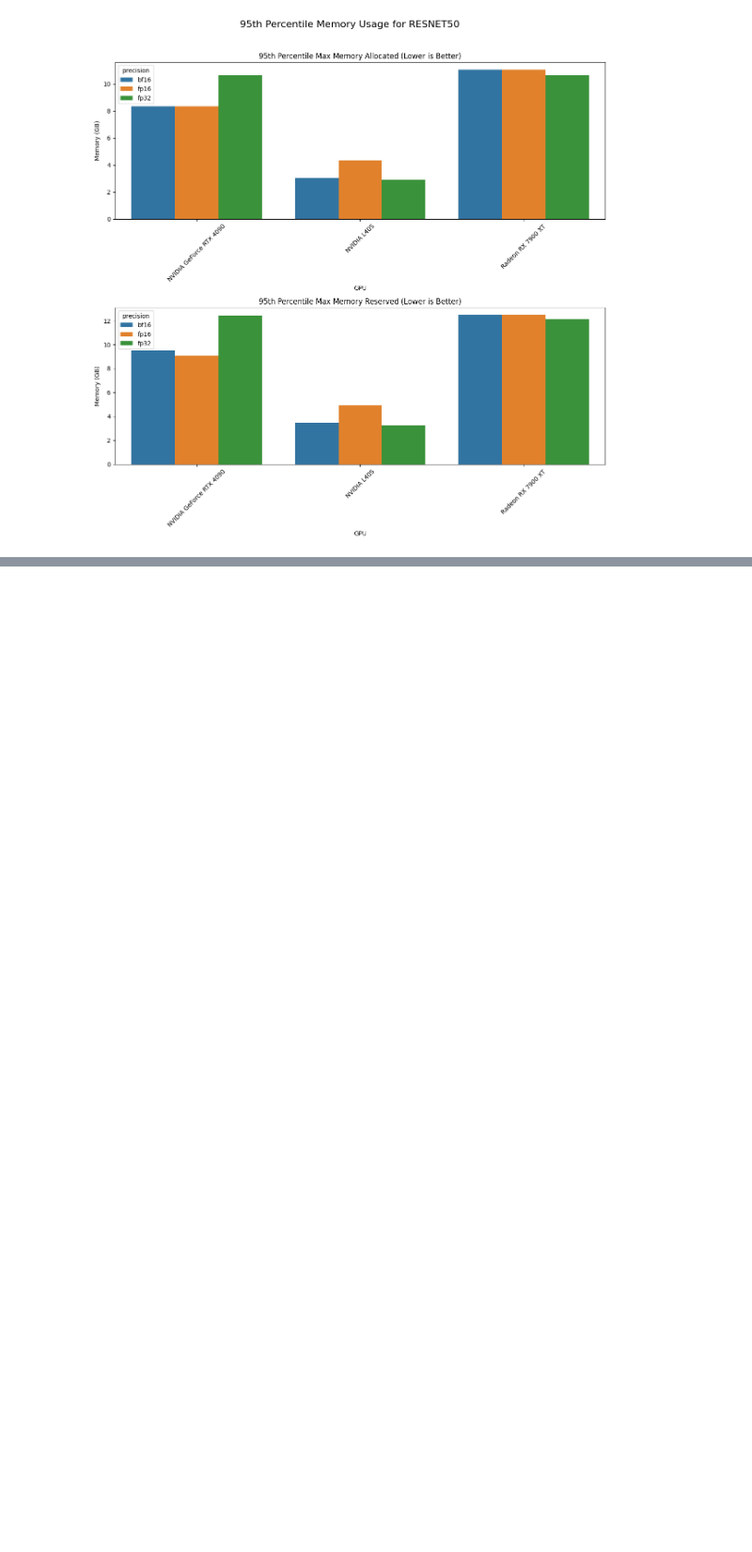
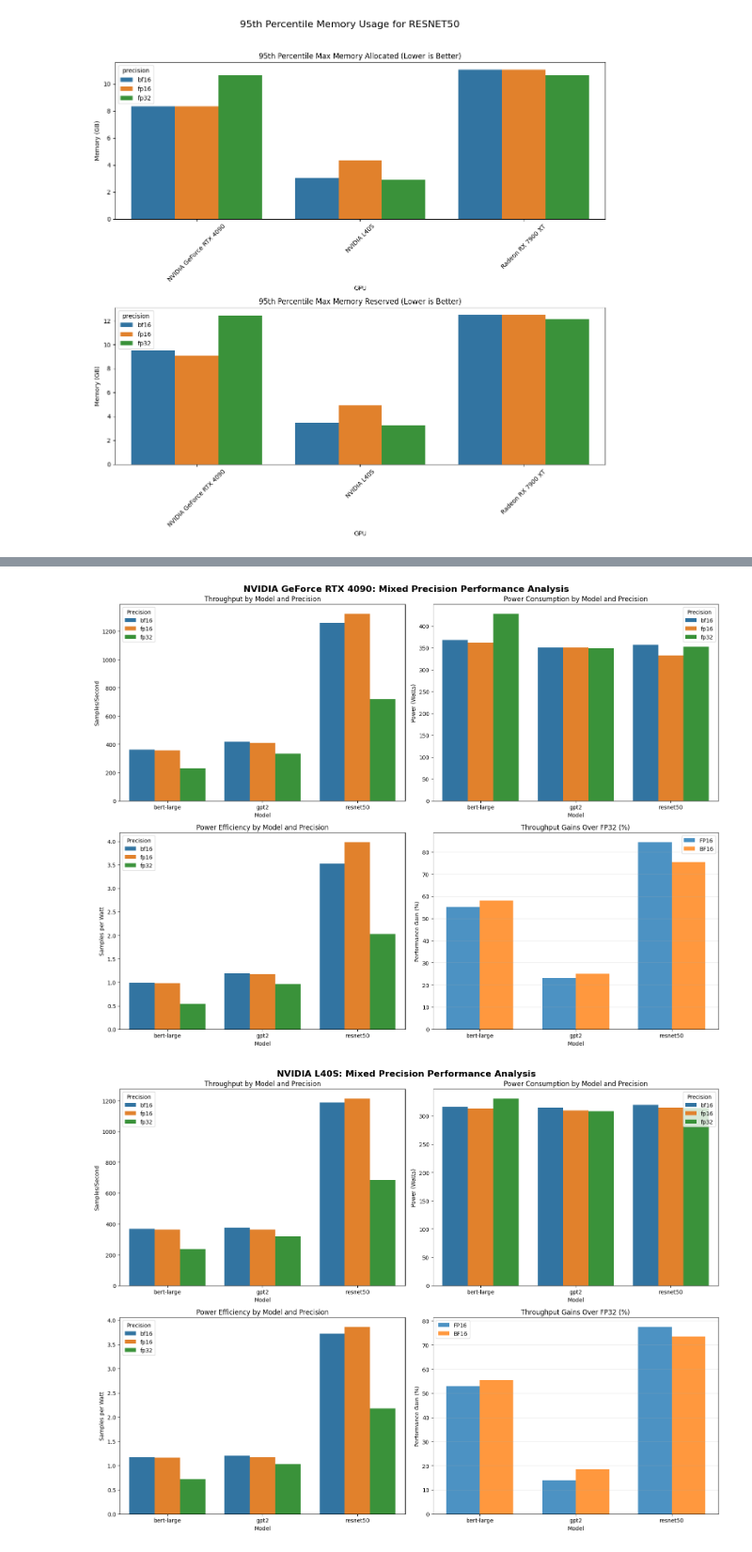
Before and after one commit to henriqueutzig/tcc_mixed_precision, a Jupyter notebook: train_exp_results/analyse_train_data.ipynb, the cells around one changed output, grey strips where cells are left out. Shown at 94% size. Cells and saved outputs as stored; diff of their text form; code cells hidden in the pictures; blank space fills up the shorter version.

```diff
--- a/train_exp_results/analyse_train_data.ipynb
+++ b/train_exp_results/analyse_train_data.ipynb
@@ -282,0 +342,68 @@ for model_name in models:
+# %%
+# Create comprehensive visualizations comparing precision types for each GPU
+for gpu in plot_data['gpu_name'].unique():
+    gpu_data = plot_data[plot_data['gpu_name'] == gpu]
+
+    # Create a large figure with multiple subplots
+    fig, axes = plt.subplots(2, 2, figsize=(16, 12))
+    fig.suptitle(f'{gpu}: Mixed Precision Performance Analysis', fontsize=16, fontweight='bold')
+
+    # Plot 1: Throughput comparison by model and precision
+    sns.barplot(data=gpu_data, x='model', y='avg_samples_per_sec', hue='precision', ax=axes[0, 0])
+    axes[0, 0].set_title('Throughput by Model and Precision')
+    axes[0, 0].set_ylabel('Samples/Second')
+    axes[0, 0].set_xlabel('Model')
+    axes[0, 0].legend(title='Precision')
+
+    # Plot 2: Power consumption comparison
+    sns.barplot(data=gpu_data, x='model', y='avg_power_watts', hue='precision', ax=axes[0, 1])
+    axes[0, 1].set_title('Power Consumption by Model and Precision')
+    axes[0, 1].set_ylabel('Power (Watts)')
+    axes[0, 1].set_xlabel('Model')
+    axes[0, 1].legend(title='Precision')
+
+    # Plot 3: Power efficiency comparison
+    sns.barplot(data=gpu_data, x='model', y='avg_samples_per_watt', hue='precision', ax=axes[1, 0])
+    axes[1, 0].set_title('Power Efficiency by Model and Precision')
+    axes[1, 0].set_ylabel('Samples per Watt')
+    axes[1, 0].set_xlabel('Model')
+    axes[1, 0].legend(title='Precision')
+
+    # Plot 4: Performance gains over FP32
+    gpu_gains = gains_df[gains_df['gpu_name'] == gpu]
+    if not gpu_gains.empty:
+        x_pos = range(len(gpu_gains))
+        width = 0.35
+
+        fp16_data = gpu_gains[gpu_gains['precision'] == 'fp16']
+        bf16_data = gpu_gains[gpu_gains['precision'] == 'bf16']
+
+        # Create grouped bar chart for performance gains
+        models_list = gpu_gains['model'].unique()
+        fp16_gains = []
+        bf16_gains = []
+
+        for model in models_list:
+            fp16_model = fp16_data[fp16_data['model'] == model]
+            bf16_model = bf16_data[bf16_data['model'] == model]
+
+            fp16_gains.append(fp16_model['throughput_gain_percent'].iloc[0] if not fp16_model.empty else 0)
+            bf16_gains.append(bf16_model['throughput_gain_percent'].iloc[0] if not bf16_model.empty else 0)
+
+        x = range(len(models_list))
+        axes[1, 1].bar([i - width/2 for i in x], fp16_gains, width, label='FP16', alpha=0.8)
+        axes[1, 1].bar([i + width/2 for i in x], bf16_gains, width, label='BF16', alpha=0.8)
+
+        axes[1, 1].set_title('Throughput Gains Over FP32 (%)')
+        axes[1, 1].set_ylabel('Performance Gain (%)')
+        axes[1, 1].set_xlabel('Model')
+        axes[1, 1].set_xticks(x)
+        axes[1, 1].set_xticklabels(models_list)
+        axes[1, 1].legend()
+        axes[1, 1].grid(axis='y', alpha=0.3)
+
+    plt.tight_layout()
+    plt.show()
+# %% [output]
+[figure, added]
+[figure, added]
```
Also changed, not shown: parts of 6 cells of this notebook, 1 other file.
